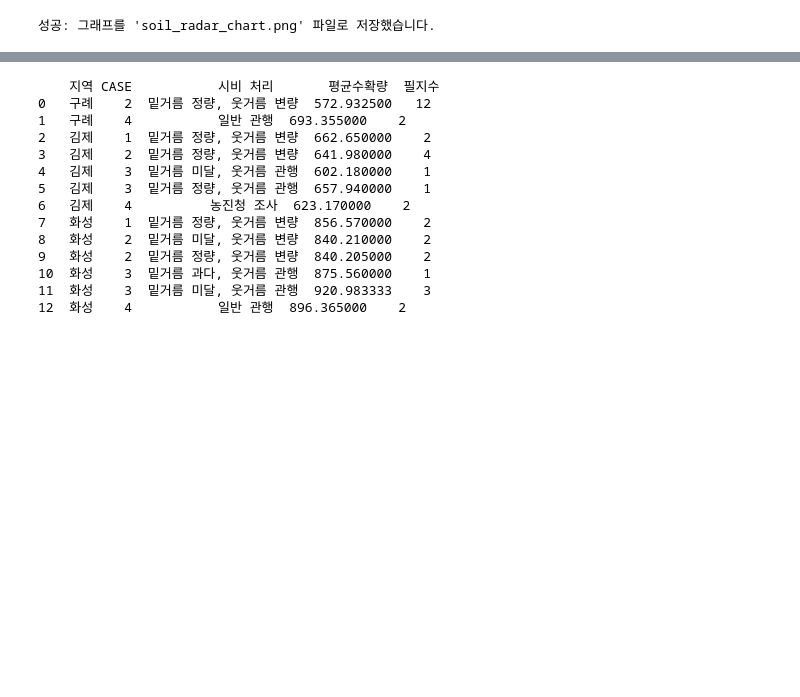
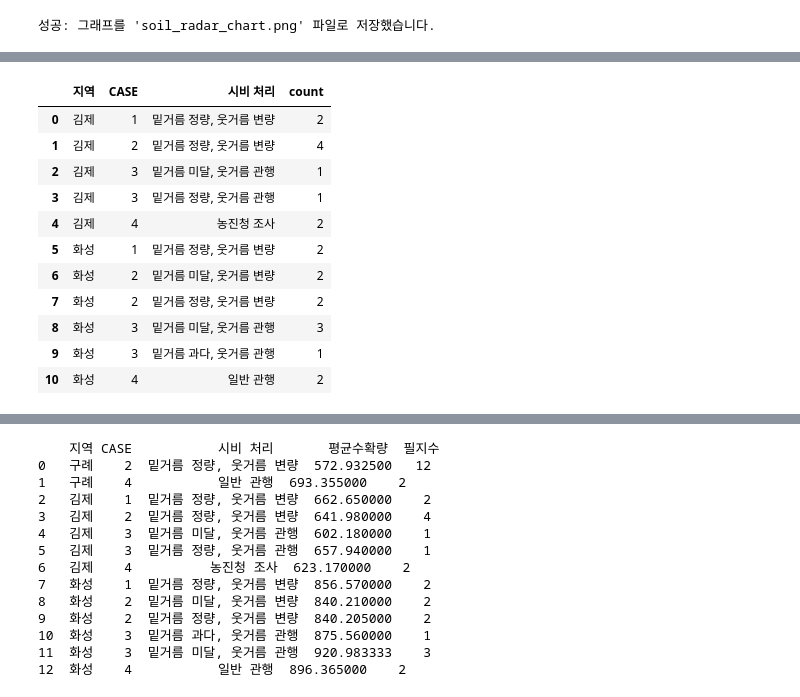
Before and after one commit to sirasony35/rice_analysis, a Jupyter notebook: basic_analysis.ipynb, the cells around one changed output, grey strips where cells are left out. Saved outputs shown, nothing was run; the diff lists cells and outputs as text; code cells hidden in the pictures; blank space fills up the shorter version.

```diff
--- a/basic_analysis.ipynb
+++ b/basic_analysis.ipynb
@@ -154,0 +191,15 @@ except Exception as e:
+# %%
+df_25_test.groupby(['지역', 'CASE'])['시비 처리'].value_counts().reset_index()
+# %% [output]
+|  | 지역 | CASE | 시비 처리 | count |
+| 0 | 김제 | 1 | 밑거름 정량, 웃거름 변량 | 2 |
+| 1 | 김제 | 2 | 밑거름 정량, 웃거름 변량 | 4 |
+| 2 | 김제 | 3 | 밑거름 미달, 웃거름 관행 | 1 |
+| 3 | 김제 | 3 | 밑거름 정량, 웃거름 관행 | 1 |
+| 4 | 김제 | 4 | 농진청 조사 | 2 |
+| 5 | 화성 | 1 | 밑거름 정량, 웃거름 변량 | 2 |
+| 6 | 화성 | 2 | 밑거름 미달, 웃거름 변량 | 2 |
+| 7 | 화성 | 2 | 밑거름 정량, 웃거름 변량 | 2 |
+| 8 | 화성 | 3 | 밑거름 미달, 웃거름 관행 | 3 |
+| 9 | 화성 | 3 | 밑거름 과다, 웃거름 관행 | 1 |
+| 10 | 화성 | 4 | 일반 관행 | 2 |
```
Also changed, not shown: parts of 15 cells of this notebook.
